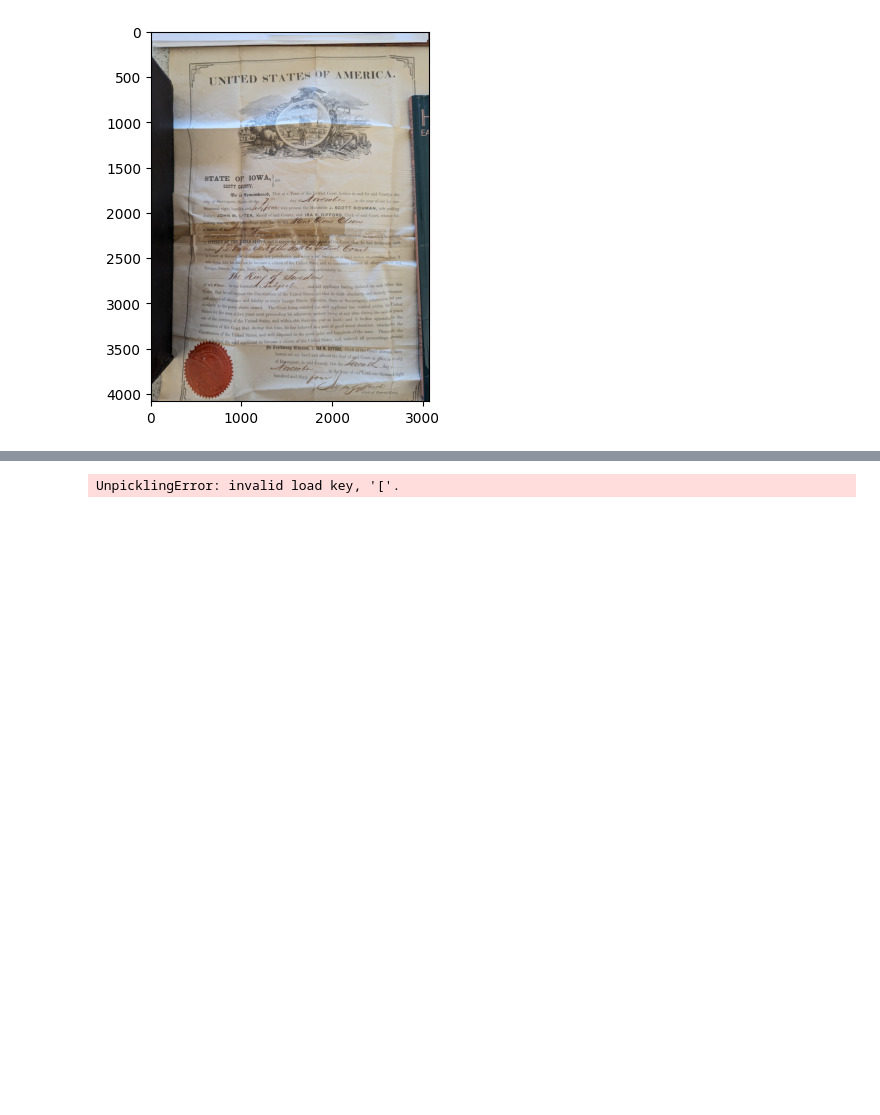
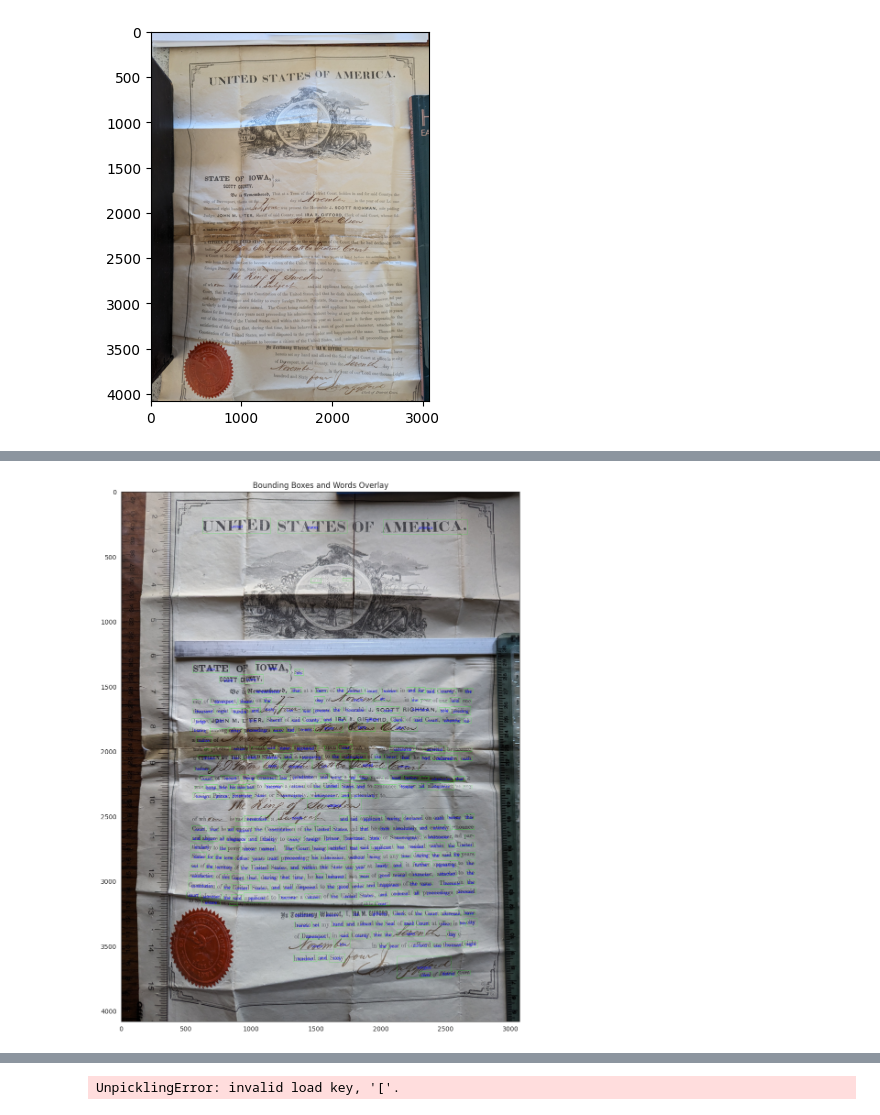
Before and after one commit to blu3crab/AIM, a Jupyter notebook: ipynb/aim_bbox_overlay.ipynb, the cells around one changed output, grey strips where cells are left out. Cells and saved outputs as stored; diff of their text form; code cells hidden in the pictures; blank space fills up the shorter version.

```diff
--- a/ipynb/aim_bbox_overlay.ipynb
+++ b/ipynb/aim_bbox_overlay.ipynb
@@ -16,3 +16,95 @@ plt.imshow(img)
 Mounted at /content/gdrive
 <matplotlib.image.AxesImage at 0x...>
 [figure]
+# %%
+image_path = '/content/gdrive/MyDrive/AIM/citizen_1864_rescan.jpg'
+preds_path = '/content/gdrive/MyDrive/AIM/citizen_1864_xform0_carlv_bbox.pkl'
+font_path = '/content/gdrive/MyDrive/AIM/OpenSans-Regular.ttf'
+overlay_image_pathA = '/content/gdrive/MyDrive/AIM/overlay_image_A.jpg'
+overlay_image_pathB = '/content/gdrive/MyDrive/AIM/overlay_image_B.jpg'
+# %%
+# Model B
+import pickle
+import pandas as pd
+import numpy as np
+from PIL import Image, ImageDraw, ImageFont
+import seaborn as sns
+import matplotlib.pyplot as plt
+
+%matplotlib inline
+
+#Load the pickle file
+with open(preds_path, 'rb') as f:
+    preds = pickle.load(f)
+
+#Convert the data to a pandas DataFrame
+preds_df = pd.DataFrame(preds, columns = ['word', 'upper_left_X', 'upper_left_Y', 'lower_left_X', 'lower_left_Y', 'lower_right_X', 'lower_right_Y', 'upper_right_X', 'upper_right_Y'])
+
+#Filter words with less than 3 characters
+preds_df = preds_df[preds_df.word.str.len() >= 3]
+
+print("Remaining list of words:")
+print(preds_df.word.tolist())
+
+# Set the path to the image
+#image_path = 'path/to/your/image.jpg'
+
+#Load the image using PIL
+img = Image.open(image_path)
+
+#Create a new copy of the image for overlay
+overlay = img.copy()
+
+#Set the font and size for the text overlay
+font = ImageFont.truetype(font_path, 30)
+
+fig,(ax1) = plt.subplots(1,1, figsize=(15,15))
+ax1.set_title("Bounding Boxes and Words Overlay")
+sns.set_style("white")
+
+count_overlays = 0
+
+# Iterate over the rows of the DataFrame
+for idx, row in preds_df.iterrows():
+
+    # Extract the bounding box coordinates
+    x1, y1 = row['upper_left_X'], row['upper_left_Y']
+    x2, y2 = row['lower_left_X'], row['lower_left_Y']
+    x3, y3 = row['lower_right_X'], row['lower_right_Y']
+    x4, y4 = row['upper_right_X'], row['upper_right_Y']
+
+    #Calculate the bounding box rectangle to draw
+    min_x = min(x1, x2, x3, x4)
+    max_x = max(x1, x2, x3, x4)
+    min_y = min(y1, y2, y3, y4)
+    max_y = max(y1, y2, y3, y4)
+
+    # Draw the bounding box on the image
+    draw = ImageDraw.Draw(overlay)
+    draw.rectangle((min_x, min_y, max_x, max_y), outline=(0, 255, 0))
+
+
+    # Ensure the text is within the bounding box
+    text = row['word']
+    text_size = draw.textsize(text, font)
+    text_width, text_height = text_size
+    #textwidth, textheight = draw.textbbox((x1, y1), text, font=font)
+    # textbbox_val = draw.textbbox((x1, y1), text, font=font)
+    # print(textbbox_val)
+    # textwidth, textheight = textbbox_val
+
+    if max_x - min_x > text_width and max_y - min_y > text_height:
+        # Calculate the center position for text
+        text_x = min_x + ((max_x - min_x) / 2) - (text_width / 2)
+        text_y = min_y + ((max_y - min_y) / 2) - (text_height / 2)
+        draw.text((text_x, text_y), text, (0, 0, 255), font=font)
+        count_overlays += 1
+
+#Display the imaged with the overlays
+ax1.imshow(overlay)
+
+plt.show()
+
+print(f"Count of bounding box/word overlays: {count_overlays}")
+overlay.save(overlay_image_pathB)
+# %% [output]
@@ -18,0 +113 @@ Mounted at /content/gdrive
+[figure, added]
```
Also changed, not shown: parts of 2 cells of this notebook, 7 other files.
